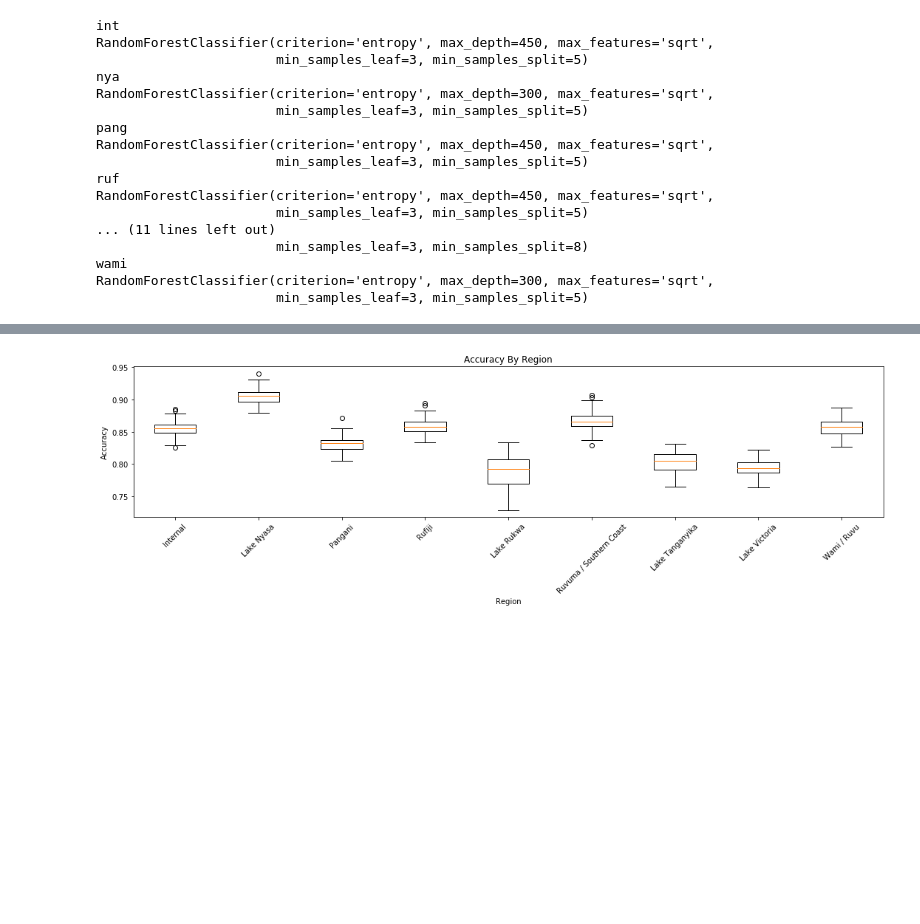
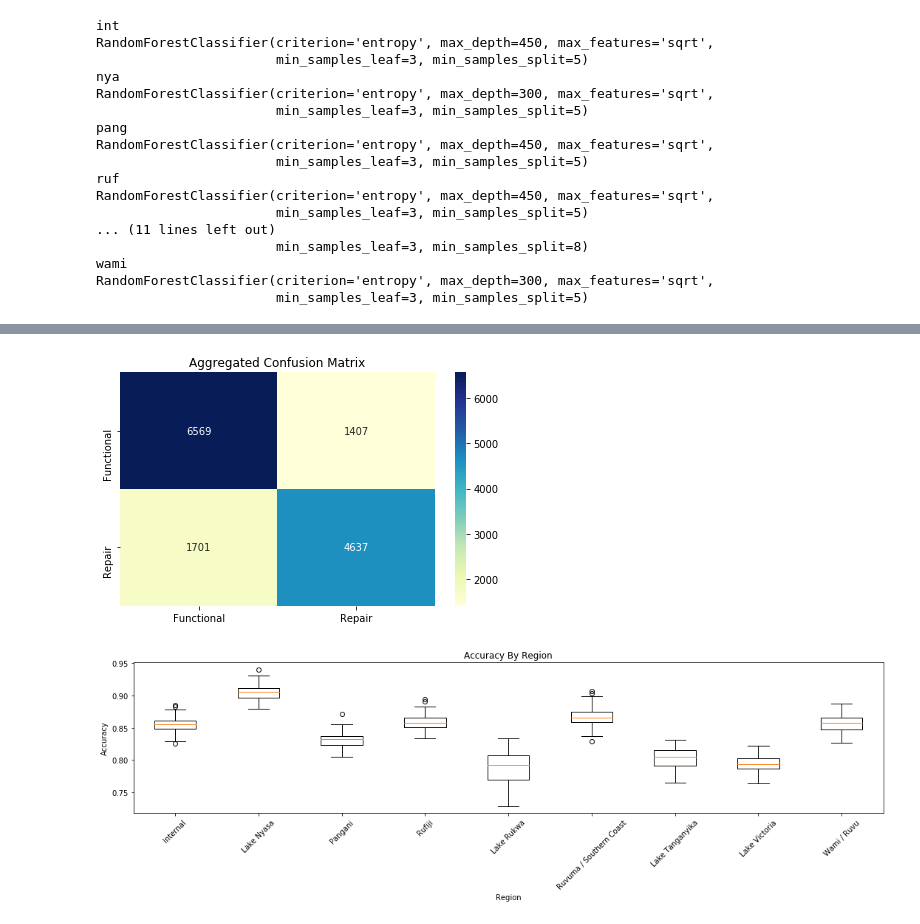
Before and after one commit to HeeebsInc/Mod3Project, a Jupyter notebook: Notebooks/Modeling-ByBasin.ipynb, the cells around one changed output, grey strips where cells are left out. Drawn from its saved outputs; the diff is of its cells as text; code cells hidden in the pictures; blank space fills up the shorter version.

```diff
--- a/Notebooks/Modeling-ByBasin.ipynb
+++ b/Notebooks/Modeling-ByBasin.ipynb
@@ -184,3 +187,17 @@ pickle.dump(cm_dict, open(f'../models/Basins/BasinCMDict.p', 'wb'))
+# %%
+# aggregate confusion matrices
+tn = sum([i[0][0] for y,i in cm_dict.items()])
+fp = sum([i[0][1] for y,i in cm_dict.items()])
+fn = sum([i[1][0] for y,i in cm_dict.items()])
+tp = sum([i[1][1] for y,i in cm_dict.items()])
+
+cm_new = [[tn, fp],[fn, tp]]
+sns.heatmap(cm_new, annot = True, fmt = 'g', cmap = 'YlGnBu', xticklabels = ['Functional', 'Repair'], yticklabels = ['Functional', 'Repair'])
+plt.title('Aggregated Confusion Matrix')
+plt.tight_layout()
+plt.savefig('figures/AggregatedCM.png')
+# %% [output]
+[figure, added]
 # %%
 basin_model_dict = pickle.load(open(f'../models/TunedBasinModels.p', 'rb'))
 pbar = tqdm(basin_model_dict.keys())
```
Also changed, not shown: parts of 3 cells of this notebook, 5 other files.
